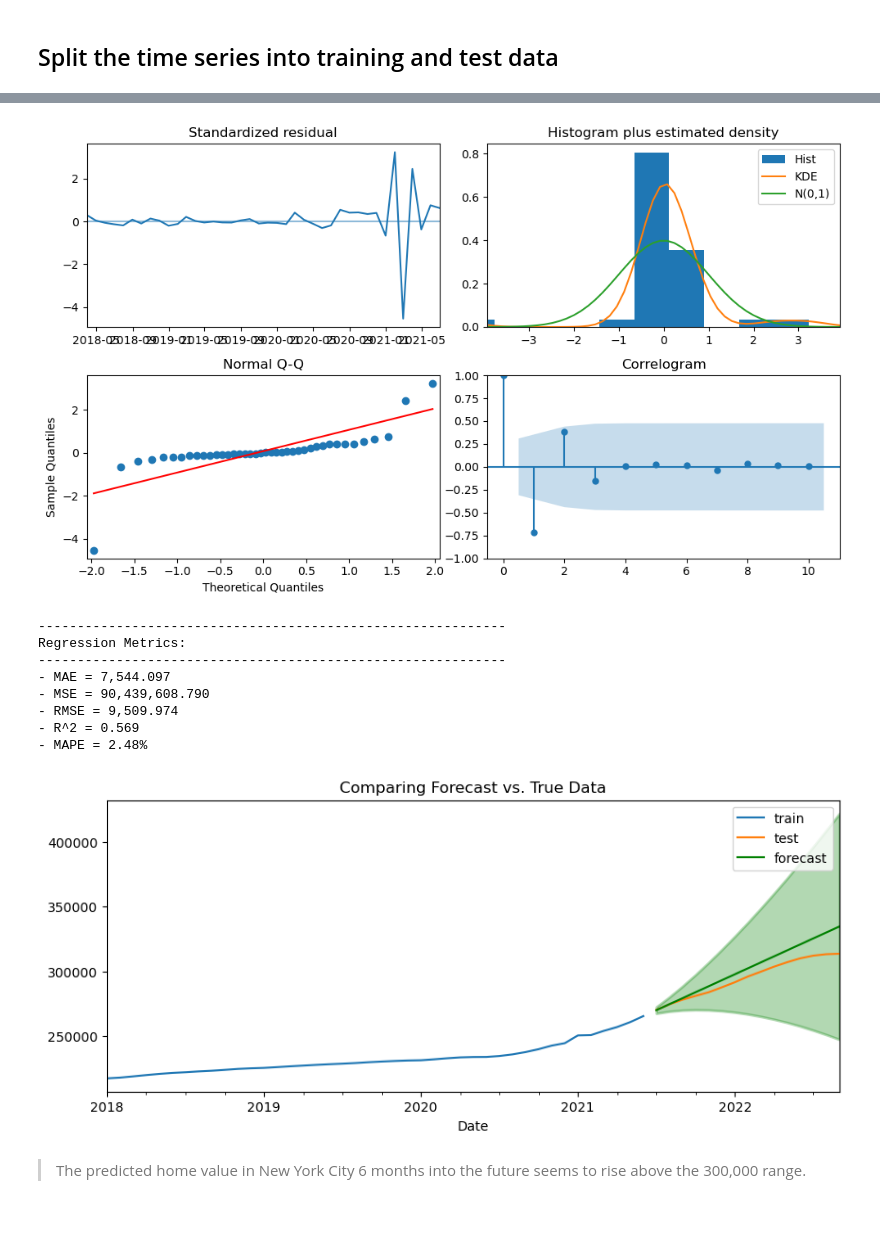
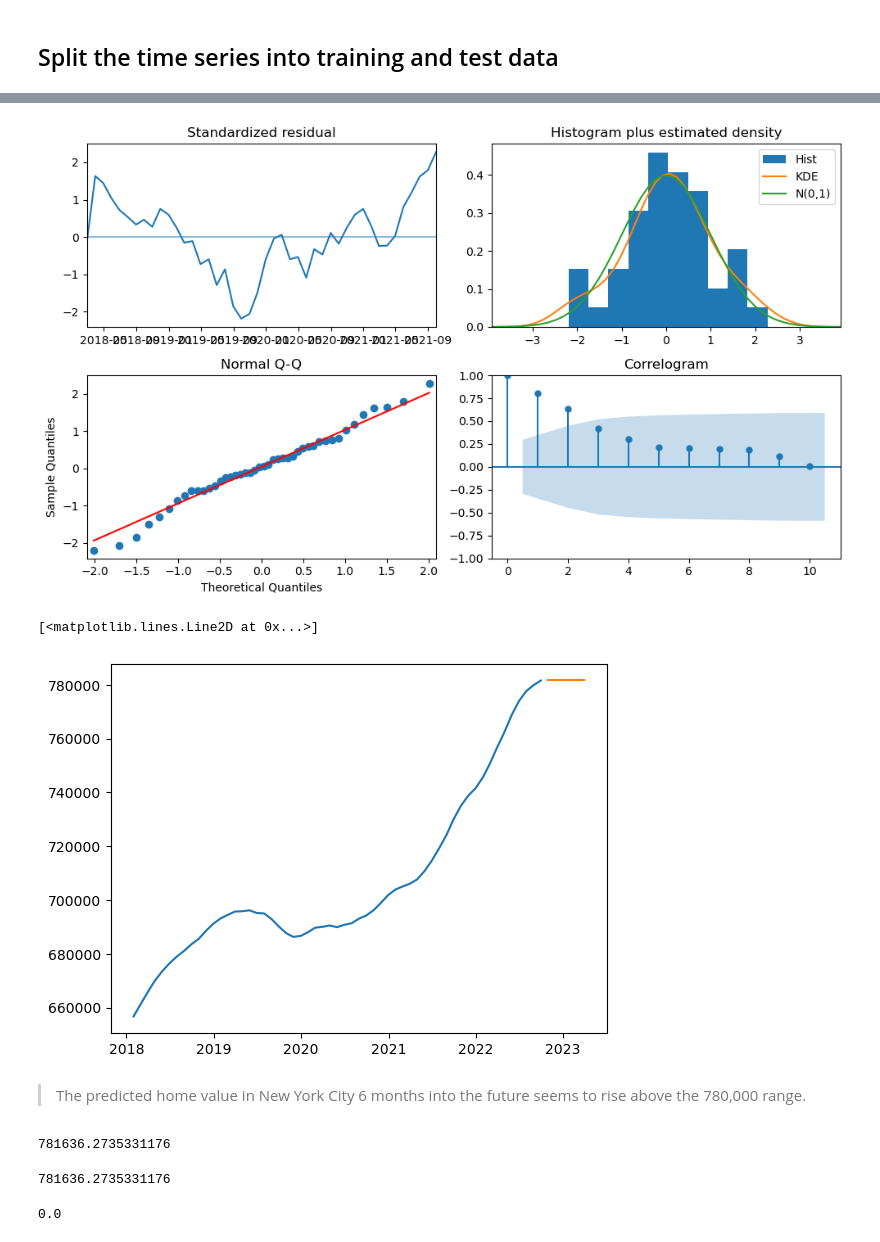
Before and after one commit to brittanymlassiter/GridSearch-SARIMA-Model, a Jupyter notebook: Gridsearch SARIMA Models (Core).ipynb, the cells around one changed output, grey strips where cells are left out. Saved outputs shown, nothing was run; the diff lists cells and outputs as text; code cells hidden in the pictures.

```diff
--- a/Gridsearch SARIMA Models (Core).ipynb
+++ b/Gridsearch SARIMA Models (Core).ipynb
@@ -359,7 +359,7 @@ dfabove_2018
 # %%
 #Melting wide form into long form
 dfabove_2018 = pd.melt(dfabove_2018.drop(columns = ["RegionID", "SizeRank", "RegionType", "StateName",
-                                         "State", "Metro", "CountyName", "RegionName"]),
+                                         "State", "Metro", "CountyName"]), id_vars= ["RegionName"],
                   value_name="Value",var_name="Date")
 dfabove_2018
 # %% [output]
@@ -378,0 +379,2 @@ dfabove_2018
+# %%
+dfabove_2018 = dfabove_2018[dfabove_2018['RegionName'] == 'New York']
@@ -499,7 +524,7 @@ plot_acf_pacf(ts, annotate_seas=True, m = 12, nlags = 25);
 ## Split the time series into training and test data
 # %%
 # tts
-train, test = train_test_split(ts, test_size=.25)
+train, test = train_test_split(ts, test_size=12)
 ax = train.plot(label='Train')
 test.plot(ax=ax, label='Test')
 ax.legend();
@@ -625,29 +657,36 @@ fig = auto_model.plot_diagnostics()
 fig.set_size_inches(10,6)
 fig.tight_layout()
 # %% [output]
-[figure, old version]
+[figure, new version]
 # %%
 # Use auto_arima parameters to fit an ARIMA
-auto_model = tsa.ARIMA(
-    train, order=auto_model.order, seasonal_order=auto_model.seasonal_order
+final_model = tsa.ARIMA(
+    ts, order=auto_model.order, seasonal_order=auto_model.seasonal_order
 ).fit()
 
 
 # Obtain forecast as a dataframe with confidence intervals
-forecast_df = auto_model.get_forecast(steps=len(test)).summary_frame()
+forecast_df = final_model.get_forecast(steps=6).summary_frame()
 # Call the custom function to plot the forecasts with confidence intervals and true values
-plot_forecast(train, test, forecast_df);
-# Obtain metrics
-regression_metrics_ts(test, forecast_df['mean'])
+plt.plot(ts)
+plt.plot(forecast_df['mean'])
 # %% [output]
-------------------------------------------------------------
-Regression Metrics:
-------------------------------------------------------------
-- MAE = 7,544.097
-- MSE = 90,439,608.790
-- RMSE = 9,509.974
-- R^2 = 0.569
-- MAPE = 2.48%
+[<matplotlib.lines.Line2D at 0x...>]
-[figure, old version]
+[figure, new version]
 # %% [markdown]
->The predicted home value in New York City 6 months into the future seems to rise above the 300,000 range.
+>The predicted home value in New York City 6 months into the future seems to rise above the 780,000 range.
+# %%
+starting_value = forecast_df['mean'].iloc[0]
+starting_value
+# %% [output]
+781636.2735331176
+# %%
+final_value = forecast_df['mean'].iloc[-1]
+final_value
+# %% [output]
+781636.2735331176
+# %%
+change = final_value - starting_value
+change
+# %% [output]
+0.0
```
Also changed, not shown: parts of 25 cells of this notebook.
